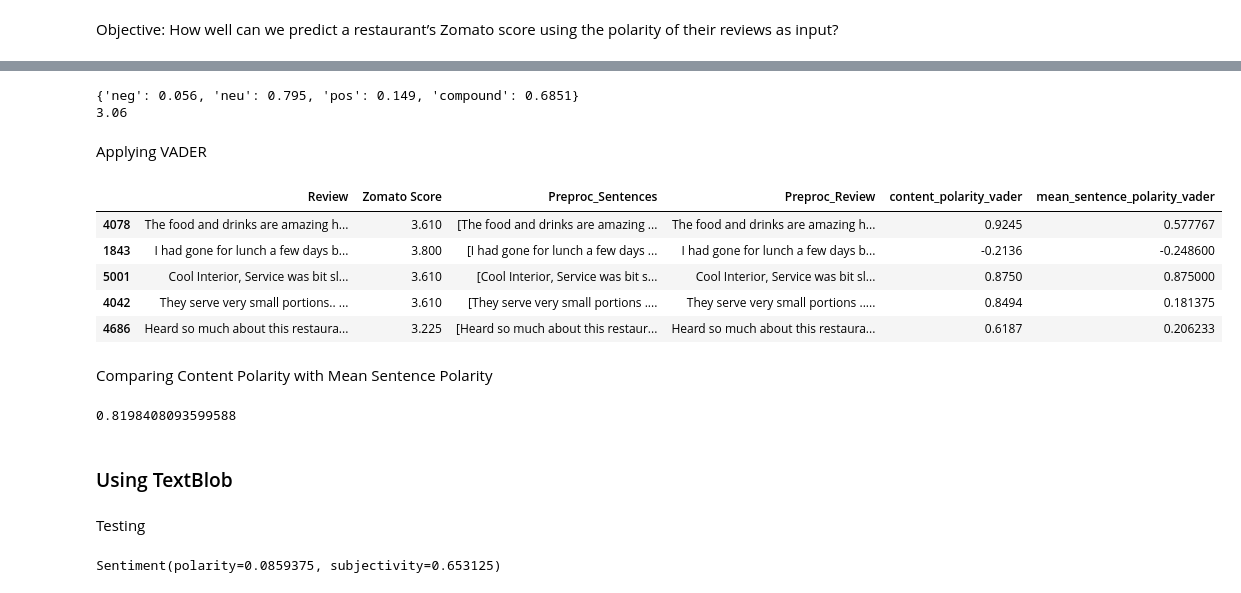
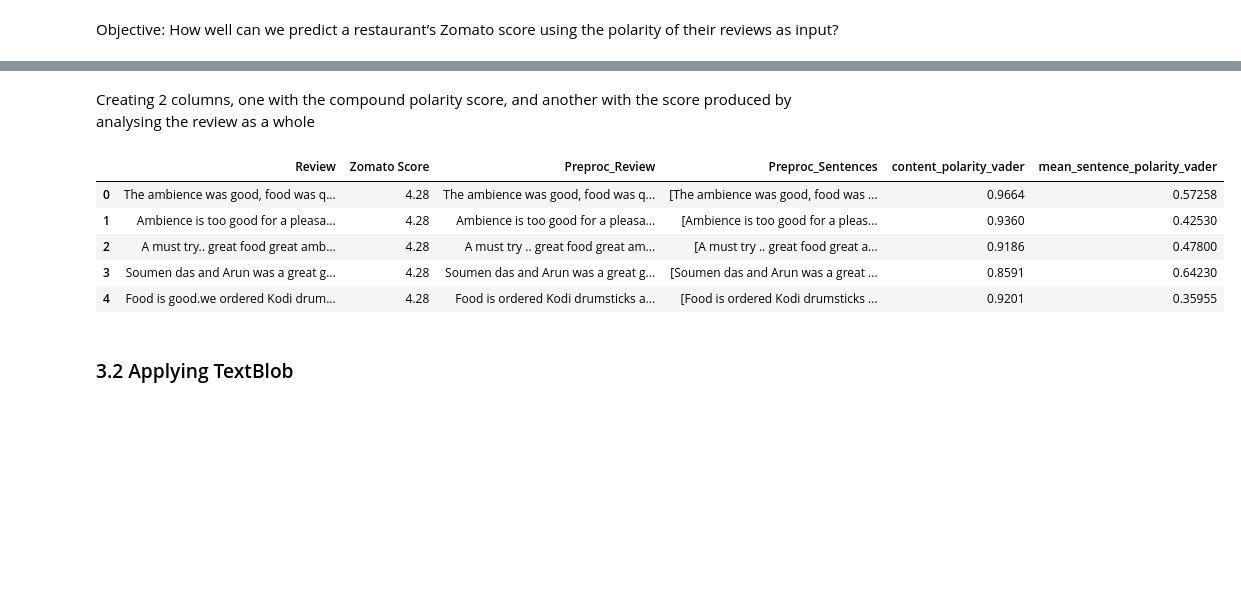
Before and after one commit to C-ph3r/Hyderabadi-Word-Soup, a Jupyter notebook: sentiment_analysis/sentiment_analysis_model.ipynb, the cells around one changed output, grey strips where cells are left out. Cells and saved outputs as stored; diff of their text form; code cells hidden in the pictures; blank space fills up the shorter version.

```diff
--- a/sentiment_analysis/sentiment_analysis_model.ipynb
+++ b/sentiment_analysis/sentiment_analysis_model.ipynb
@@ -118,8 +76,10 @@ Since we are using VADER:
 - Stopwords should be preserved
 - Punctuation should be preserved
 # %%
+# pre processing reviews with the above requirements
+
 reviews["Preproc_Review"] =\
-      reviews["Review"].map(lambda content :pipeline.main_pipeline(content,
+      reviews["Review"].map(lambda content :p.main_pipeline(content,
                                                                         print_output=False,
                                                                         no_stopwords=False,
                                                                         lowercase=False,
@@ -140,6 +95,6 @@ reviews_example.tokenized_sentences
 # %%
 reviews["Preproc_Sentences"] =\
-      reviews["Review"].map(lambda content : [pipeline_v1e.main_pipeline(sentence,
+      reviews["Review"].map(lambda content : [p.main_pipeline(sentence,
                                                                             print_output=False,
                                                                             no_stopwords=False,
                                                                             lowercase=False,
@@ -153,9 +111,2 @@ Testing with an example
 # %%
 vader = SentimentIntensityAnalyzer()
-# %%
-sent_compound_list = []
-
-for sentence in reviews_example.tokenized_sentences:
-    sent_polarity = vader.polarity_scores(sentence)
-    sent_compound_list.append(sent_polarity["compound"])
-    print("{} : \n {}".format(sentence, sent_polarity))
@@ -188,14 +113,16 @@ scratch_df.describe()
-# %%
-test_review_polarity = vader.polarity_scores(reviews_example.raw_content)
-print(test_review_polarity)
-print(reviews_example.score)
-# %% [output]
-{'neg': 0.056, 'neu': 0.795, 'pos': 0.149, 'compound': 0.6851}
-3.06
-# %% [markdown]
-Applying VADER
+# %% [markdown]
+Creating 2 columns, one with the compound polarity score, and another with the score produced by analysing the review as a whole
 # %%
 def vader_wrapper(user_review):
+    '''
+    Applies vader to a given value (user review). If the value is a list, meaning that the review
+    has been tokenized and separated into sentences, iterate through each sentence.
+    Otherwise, if the value is a string, we apply vader to the intire output
+    args:
+        user_review (string or list): Review, tokenized or not, to be processed
+    returns:
+        polarity (float): Polarity attributed to the review by vader
+    '''
     if type(user_review) == list:
         sent_compound_list = []
         for sentence in user_review:
@@ -207,29 +134,15 @@ def vader_wrapper(user_review):
 # %%
 reviews["content_polarity_vader"] = reviews["Preproc_Review"].map(lambda review: vader_wrapper(review))
 reviews["mean_sentence_polarity_vader"] = reviews["Preproc_Sentences"].map(lambda review: vader_wrapper(review))
-reviews.sample(5)
+reviews.head()
 # %% [output]
-|  | Review | Zomato Score | Preproc_Sentences | Preproc_Review | content_polarity_vader | mean_sentence_polarity_vader |
-| 4078 | The food and drinks are amazing h... | 3.610 | [The food and drinks are amazing ... | The food and drinks are amazing h... | 0.9245 | 0.577767 |
-| 1843 | I had gone for lunch a few days b... | 3.800 | [I had gone for lunch a few days ... | I had gone for lunch a few days b... | -0.2136 | -0.248600 |
-| 5001 | Cool Interior, Service was bit sl... | 3.610 | [Cool Interior, Service was bit s... | Cool Interior, Service was bit sl... | 0.8750 | 0.875000 |
-| 4042 | They serve very small portions.. ... | 3.610 | [They serve very small portions .... | They serve very small portions ..... | 0.8494 | 0.181375 |
-| 4686 | Heard so much about this restaura... | 3.225 | [Heard so much about this restaur... | Heard so much about this restaura... | 0.6187 | 0.206233 |
+|  | Review | Zomato Score | Preproc_Review | Preproc_Sentences | content_polarity_vader | mean_sentence_polarity_vader |
+| 0 | The ambience was good, food was q... | 4.28 | The ambience was good, food was q... | [The ambience was good, food was ... | 0.9664 | 0.57258 |
+| 1 | Ambience is too good for a pleasa... | 4.28 | Ambience is too good for a pleasa... | [Ambience is too good for a pleas... | 0.9360 | 0.42530 |
+| 2 | A must try.. great food great amb... | 4.28 | A must try .. great food great am... | [A must try .. great food great a... | 0.9186 | 0.47800 |
+| 3 | Soumen das and Arun was a great g... | 4.28 | Soumen das and Arun was a great g... | [Soumen das and Arun was a great ... | 0.8591 | 0.64230 |
+| 4 | Food is good.we ordered Kodi drum... | 4.28 | Food is ordered Kodi drumsticks a... | [Food is ordered Kodi drumsticks ... | 0.9201 | 0.35955 |
-# %% [markdown]
-Comparing Content Polarity with Mean Sentence Polarity
-# %%
-pearson_r, p_value = pearsonr(reviews["mean_sentence_polarity_vader"],reviews["content_polarity_vader"])
-pearson_r
-# %% [output]
-0.8198408093599588
 # %% [markdown]
-### Using TextBlob
+### 3.2 Applying TextBlob
-# %% [markdown]
-Testing
-# %%
-test_blob = TextBlob(reviews_example.raw_content)
-test_blob.sentiment
-# %% [output]
-Sentiment(polarity=0.0859375, subjectivity=0.653125)
 # %%
 def textblob_wrapper(user_review):
```
Also changed, not shown: parts of 68 cells of this notebook, 5 other files.
